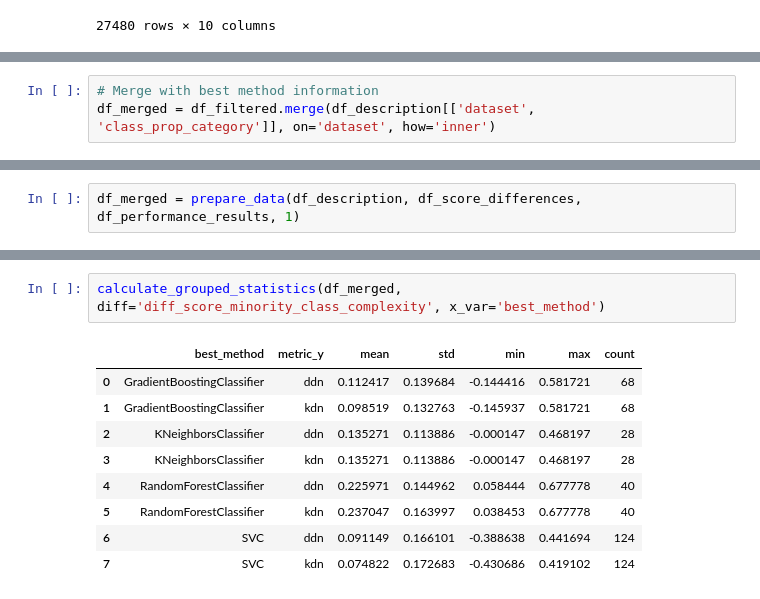
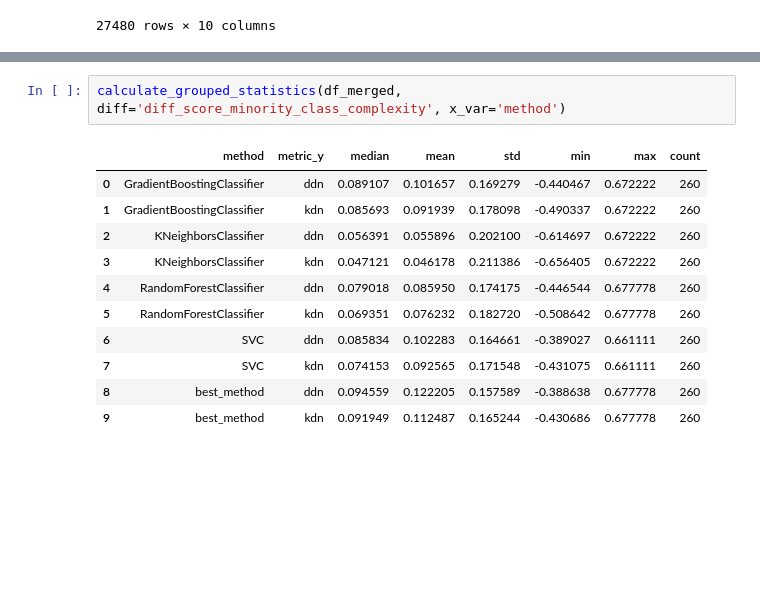
Before and after one commit to URJCDSLab/dynamic_disagreeing_neighbors, a Jupyter notebook: notebooks/complexity_across_models_and_imbalance_all.ipynb, the cells around one changed output, grey strips where cells are left out. Cells and saved outputs as stored; diff of their text form; blank space fills up the shorter version.

```diff
--- a/notebooks/complexity_across_models_and_imbalance_all.ipynb
+++ b/notebooks/complexity_across_models_and_imbalance_all.ipynb
@@ -38,3 +35,0 @@ df_filtered = df_score_differences[df_score_differences['k'] == k]
-# %%
-# Merge with best method information
-df_merged = df_filtered.merge(df_description[['dataset', 'class_prop_category']], on='dataset', how='inner')
@@ -57,2 +35,0 @@ df_merged
-# %%
-df_merged = prepare_data(df_description, df_score_differences, df_performance_results, 1)
@@ -106,13 +77,15 @@ plot_score_differences(df_merged, diff='diff_score_most_complex_class', x_var='m
 # %%
-calculate_grouped_statistics(df_merged, diff='diff_score_minority_class_complexity', x_var='best_method')
+calculate_grouped_statistics(df_merged, diff='diff_score_minority_class_complexity', x_var='method')
 # %% [output]
-|  | best_method | metric_y | mean | std | min | max | count |
-| 0 | GradientBoostingClassifier | ddn | 0.112417 | 0.139684 | -0.144416 | 0.581721 | 68 |
-| 1 | GradientBoostingClassifier | kdn | 0.098519 | 0.132763 | -0.145937 | 0.581721 | 68 |
-| 2 | KNeighborsClassifier | ddn | 0.135271 | 0.113886 | -0.000147 | 0.468197 | 28 |
-| 3 | KNeighborsClassifier | kdn | 0.135271 | 0.113886 | -0.000147 | 0.468197 | 28 |
-| 4 | RandomForestClassifier | ddn | 0.225971 | 0.144962 | 0.058444 | 0.677778 | 40 |
-| 5 | RandomForestClassifier | kdn | 0.237047 | 0.163997 | 0.038453 | 0.677778 | 40 |
-| 6 | SVC | ddn | 0.091149 | 0.166101 | -0.388638 | 0.441694 | 124 |
-| 7 | SVC | kdn | 0.074822 | 0.172683 | -0.430686 | 0.419102 | 124 |
+|  | method | metric_y | median | mean | std | min | max | count |
+| 0 | GradientBoostingClassifier | ddn | 0.089107 | 0.101657 | 0.169279 | -0.440467 | 0.672222 | 260 |
+| 1 | GradientBoostingClassifier | kdn | 0.085693 | 0.091939 | 0.178098 | -0.490337 | 0.672222 | 260 |
+| 2 | KNeighborsClassifier | ddn | 0.056391 | 0.055896 | 0.202100 | -0.614697 | 0.672222 | 260 |
+| 3 | KNeighborsClassifier | kdn | 0.047121 | 0.046178 | 0.211386 | -0.656405 | 0.672222 | 260 |
+| 4 | RandomForestClassifier | ddn | 0.079018 | 0.085950 | 0.174175 | -0.446544 | 0.677778 | 260 |
+| 5 | RandomForestClassifier | kdn | 0.069351 | 0.076232 | 0.182720 | -0.508642 | 0.677778 | 260 |
+| 6 | SVC | ddn | 0.085834 | 0.102283 | 0.164661 | -0.389027 | 0.661111 | 260 |
+| 7 | SVC | kdn | 0.074153 | 0.092565 | 0.171548 | -0.431075 | 0.661111 | 260 |
+| 8 | best_method | ddn | 0.094559 | 0.122205 | 0.157589 | -0.388638 | 0.677778 | 260 |
+| 9 | best_method | kdn | 0.091949 | 0.112487 | 0.165244 | -0.430686 | 0.677778 | 260 |
 # %%
```
Also changed, not shown: parts of 39 cells of this notebook, 1 other file.
